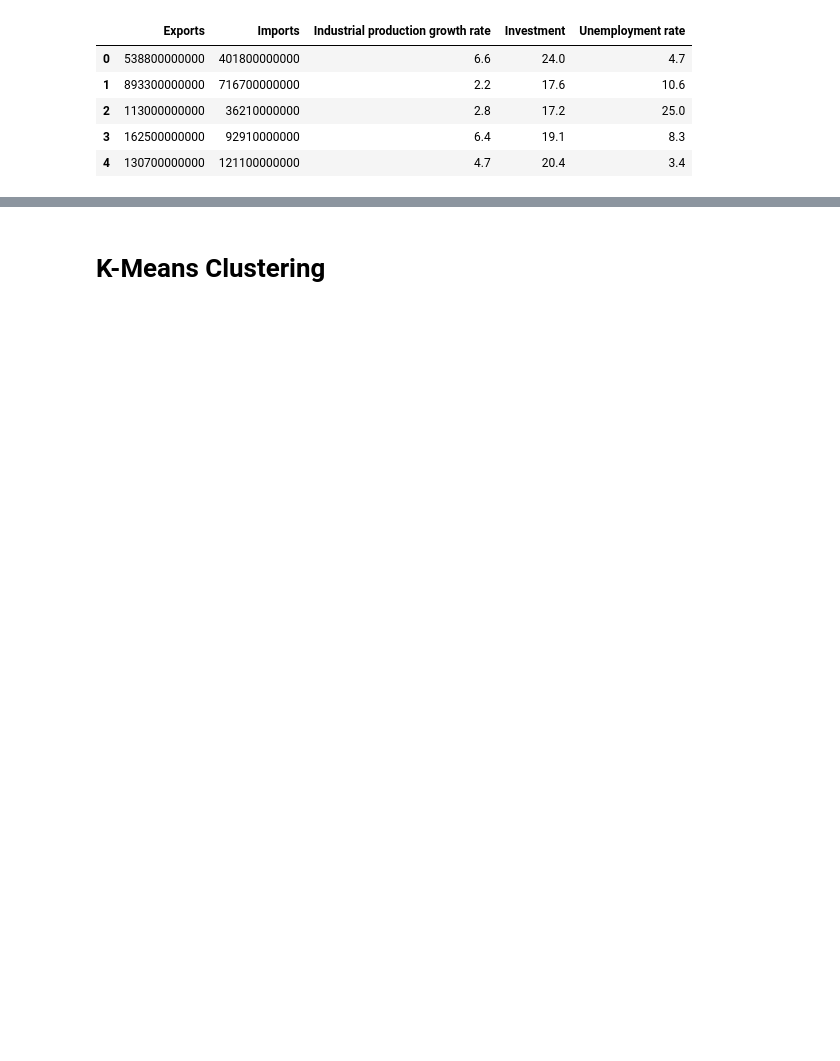
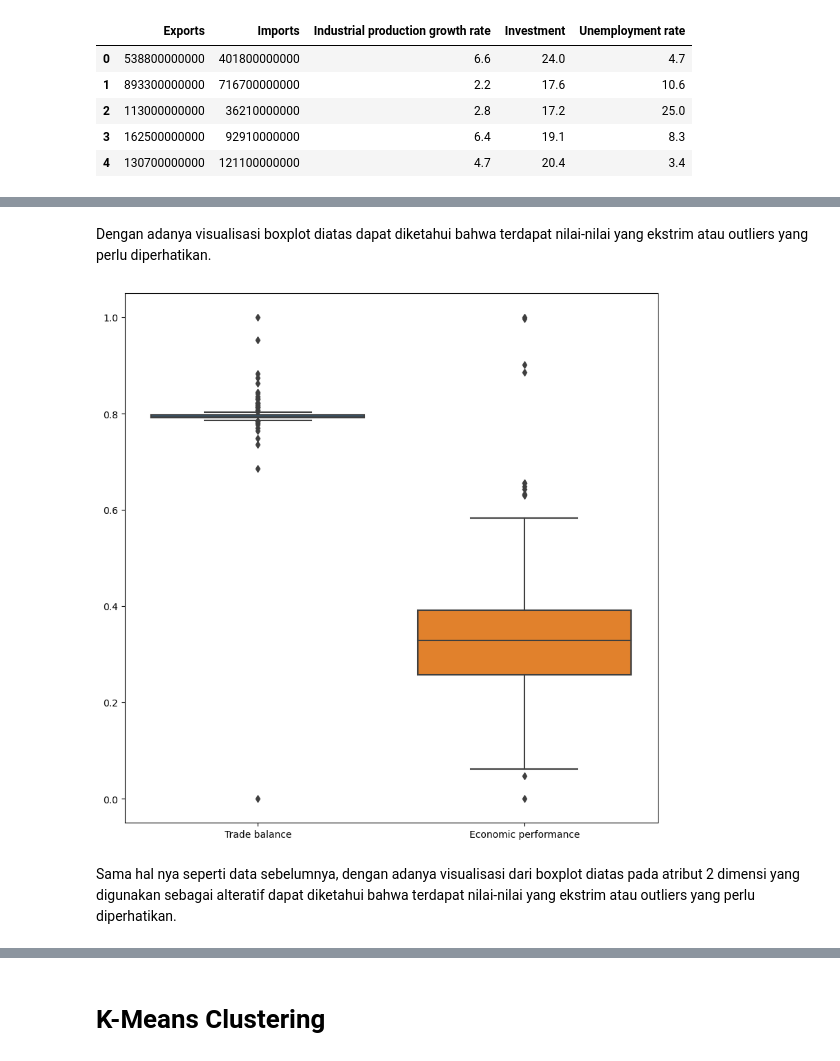
Before and after one commit to mzkki25/kmeans-without-libraries, a Jupyter notebook: kmeans.ipynb, the cells around one changed output, grey strips where cells are left out. Saved outputs shown, nothing was run; the diff lists cells and outputs as text; code cells hidden in the pictures; blank space fills up the shorter version.

```diff
--- a/kmeans.ipynb
+++ b/kmeans.ipynb
@@ -23,5 +47,7 @@ df.head()
 # %%
+# Alternatif data jika digunakan data 2 dimensi (opsi 2)
 df['Trade balance'] = df['Exports'] - df['Imports']
 df['Economic performance'] = (df['Industrial production growth rate'] + df['Investment'] + df['Unemployment rate'])
-df.head()
+df2 = df[['Trade balance', 'Economic performance']]
+df2.head()
 # %% [output]
@@ -61,0 +68,4 @@ df.head()
+# %%
+# Realisasi normalisasi
+df = df.apply(minMax_scaler)
+df2 = df2.apply(minMax_scaler)
@@ -61,0 +82,11 @@ df.head()
+# %% [markdown]
+Dengan adanya visualisasi boxplot diatas dapat diketahui bahwa terdapat nilai-nilai yang ekstrim atau outliers yang perlu diperhatikan.
+# %%
+# cek boxplot data 2 dimensi
+plt.figure(figsize=(10, 10))
+sns.boxplot(data=df2)
+plt.show()
+# %% [output]
+[figure, added]
+# %% [markdown]
+Sama hal nya seperti data sebelumnya, dengan adanya visualisasi dari boxplot diatas pada atribut 2 dimensi yang digunakan sebagai alteratif dapat diketahui bahwa terdapat nilai-nilai yang ekstrim atau outliers yang perlu diperhatikan.
```
Also changed, not shown: parts of 69 cells of this notebook.
